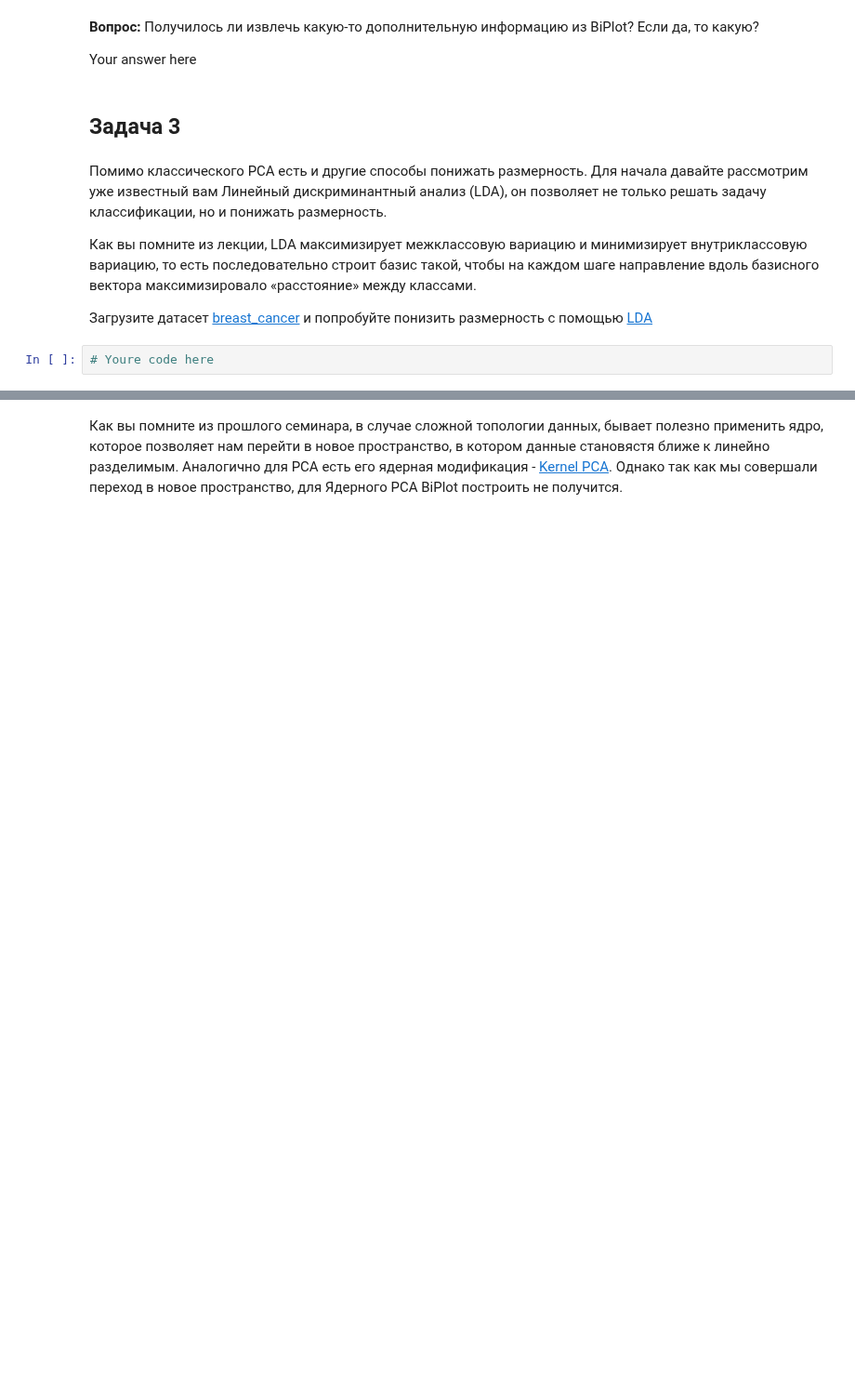
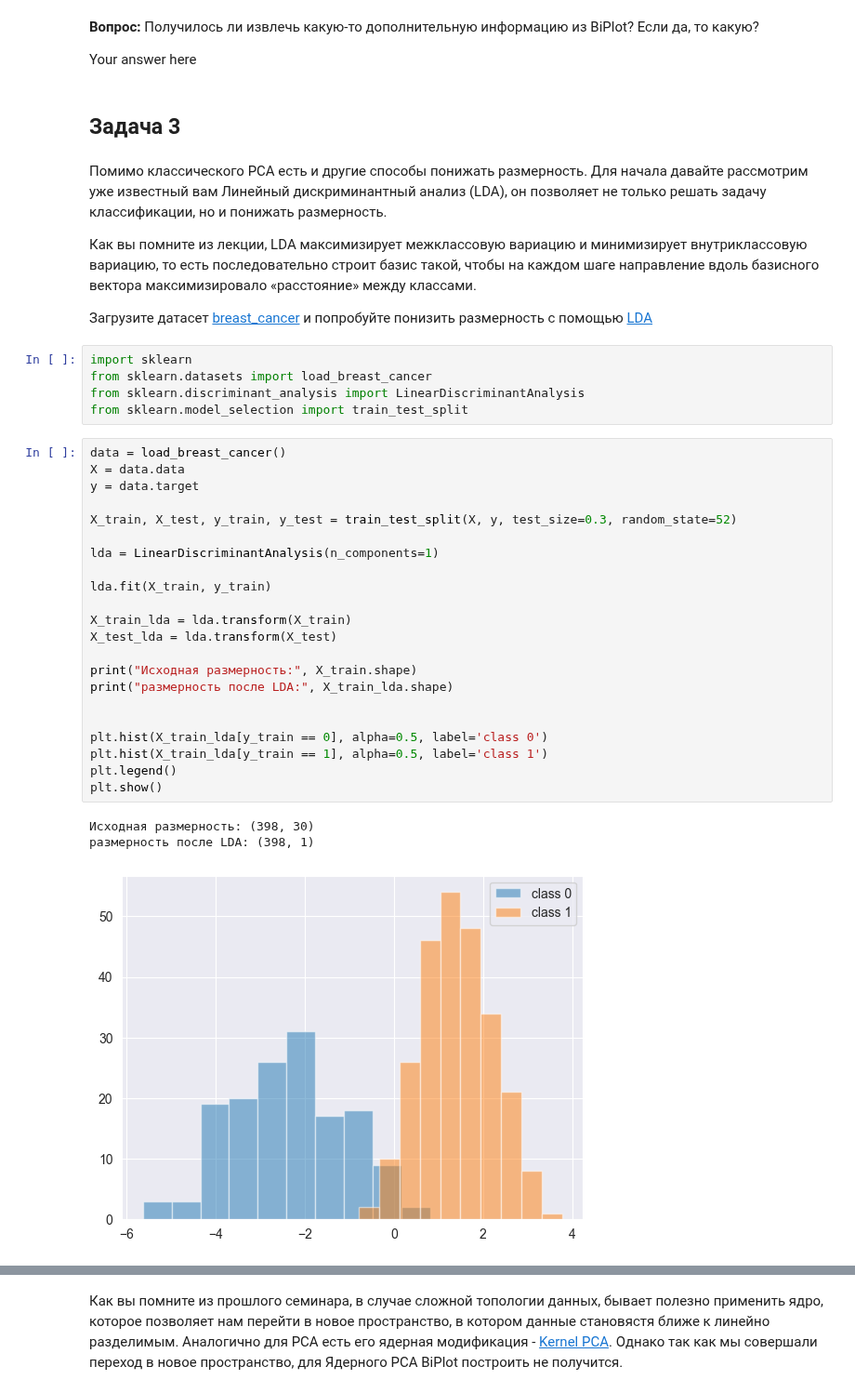
Before and after one commit to Saharochekl/FSR_ML, a Jupyter notebook: hometasks/Theme 4/Sem04_02.ipynb, the cells around one changed output, grey strips where cells are left out. Shown at 93% size. Saved outputs shown, nothing was run; the diff lists cells and outputs as text; blank space fills up the shorter version.

```diff
--- a/hometasks/Theme 4/Sem04_02.ipynb
+++ b/hometasks/Theme 4/Sem04_02.ipynb
@@ -92,6 +92,35 @@ Your answer here
 
 
 Загрузите датасет [breast_cancer](https://scikit-learn.org/1.7/modules/generated/sklearn.datasets.load_breast_cancer.html) и попробуйте понизить размерность с помощью [LDA](https://scikit-learn.org/stable/modules/generated/sklearn.discriminant_analysis.LinearDiscriminantAnalysis.html)
-# %%
-# Youre code here
+# %%
+import sklearn
+from sklearn.datasets import load_breast_cancer
+from sklearn.discriminant_analysis import LinearDiscriminantAnalysis
+from sklearn.model_selection import train_test_split
+# %%
+data = load_breast_cancer()
+X = data.data
+y = data.target
+
+X_train, X_test, y_train, y_test = train_test_split(X, y, test_size=0.3, random_state=52)
+
+lda = LinearDiscriminantAnalysis(n_components=1)
+
+lda.fit(X_train, y_train)
+
+X_train_lda = lda.transform(X_train)
+X_test_lda = lda.transform(X_test)
+
+print("Исходная размерность:", X_train.shape)
+print("размерность после LDA:", X_train_lda.shape)
+
+
+plt.hist(X_train_lda[y_train == 0], alpha=0.5, label='class 0')
+plt.hist(X_train_lda[y_train == 1], alpha=0.5, label='class 1')
+plt.legend()
+plt.show()
+# %% [output]
+Исходная размерность: (398, 30)
+размерность после LDA: (398, 1)
+[figure, added]
 # %% [markdown]
```
Also changed, not shown: parts of 9 cells of this notebook.
